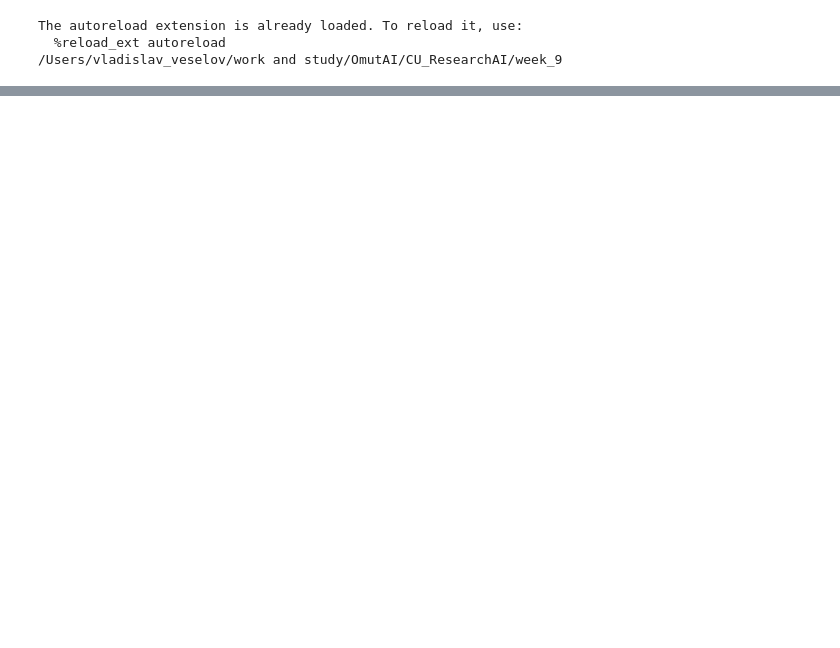
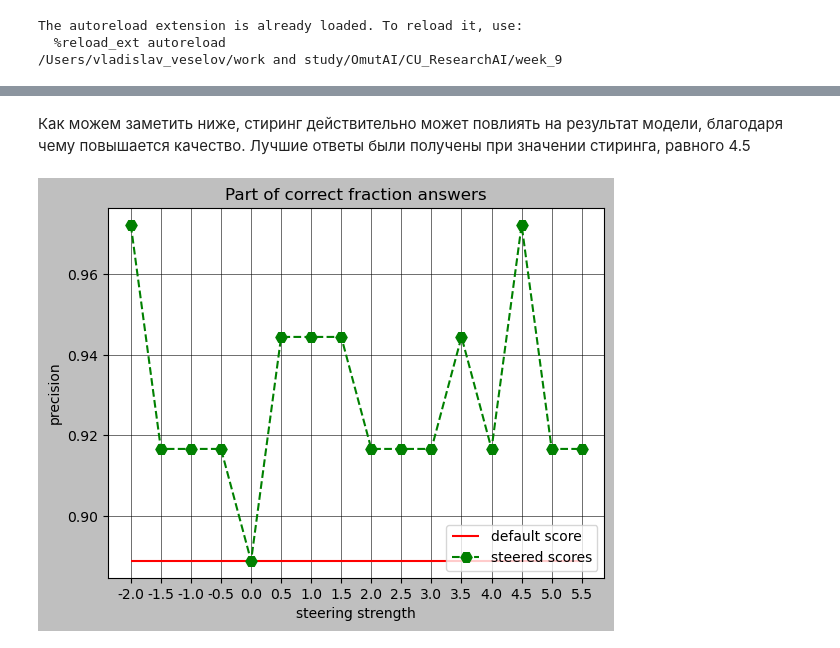
Before and after one commit to VesVlad/CU_ResearchAI, a Jupyter notebook: week_9/notebook.ipynb, the cells around one changed output, grey strips where cells are left out. Saved outputs shown, nothing was run; the diff lists cells and outputs as text; code cells hidden in the pictures; blank space fills up the shorter version.

```diff
--- a/week_9/notebook.ipynb
+++ b/week_9/notebook.ipynb
@@ -191,0 +190,28 @@ dict_keys(['STEERED', 'DEFAULT', 'id', 'shareUrl', 'limit', 'settings'])
+# %%
+scores = np.zeros((16, len(data)))
+for j, strength in enumerate(answers_dict):
+    for i, (text, ans) in enumerate(zip(answers_dict[strength][0], answers)):
+        scores[j][i] = int(parse_answer(ans) in text)
+# %%
+default_score_mean = defaults_scores.sum() / defaults_scores.shape[-1]
+# %%
+mean_scores = scores.sum(axis=1) / scores.shape[-1]
+# %%
+x = np.arange(-2, 6, 0.5)
+# %% [markdown]
+Как можем заметить ниже, стиринг действительно может повлиять на результат модели, благодаря чему повышается качество.
+Лучшие ответы были получены при значении стиринга, равного 4.5
+# %%
+with plt.style.context('grayscale'):
+    plt.grid(linewidth=0.4)
+    plt.hlines(xmin=0, xmax=15, y=default_score_mean, colors='r', label='default score')
+    plt.plot(list(range(16)), mean_scores, 'g--H', markersize=8, label='steered scores')
+    plt.title('Part of correct fraction answers')
+    plt.xlabel('steering strength')
+    plt.ylabel('precision')
+    plt.legend()
+    plt.xticks(ticks=list(range(16)),labels=x)
+    plt.savefig('steering_scores.png')
+    plt.show()
+# %% [output]
+[figure, added]
```
Also changed, not shown: parts of 24 cells of this notebook, 11 other files.
